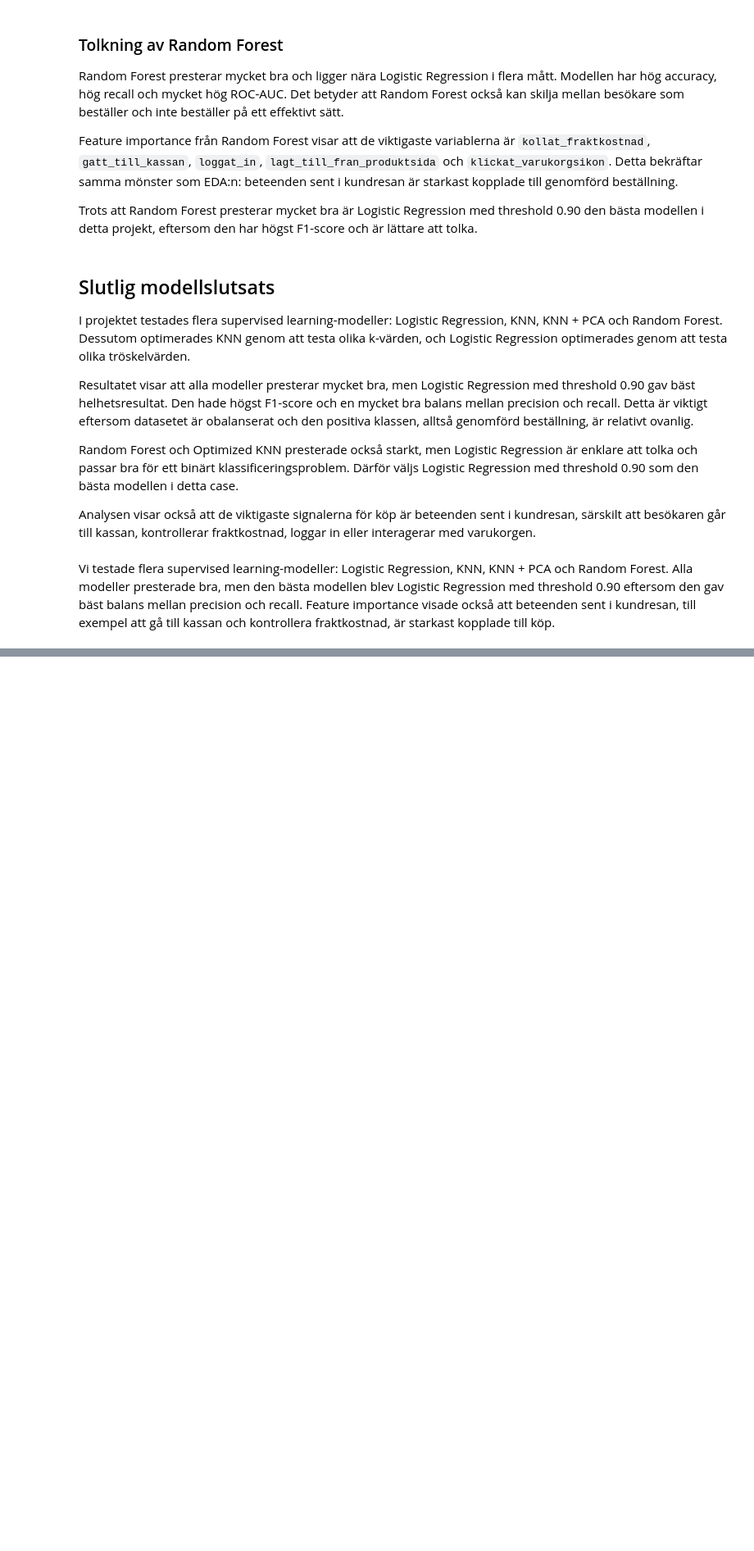
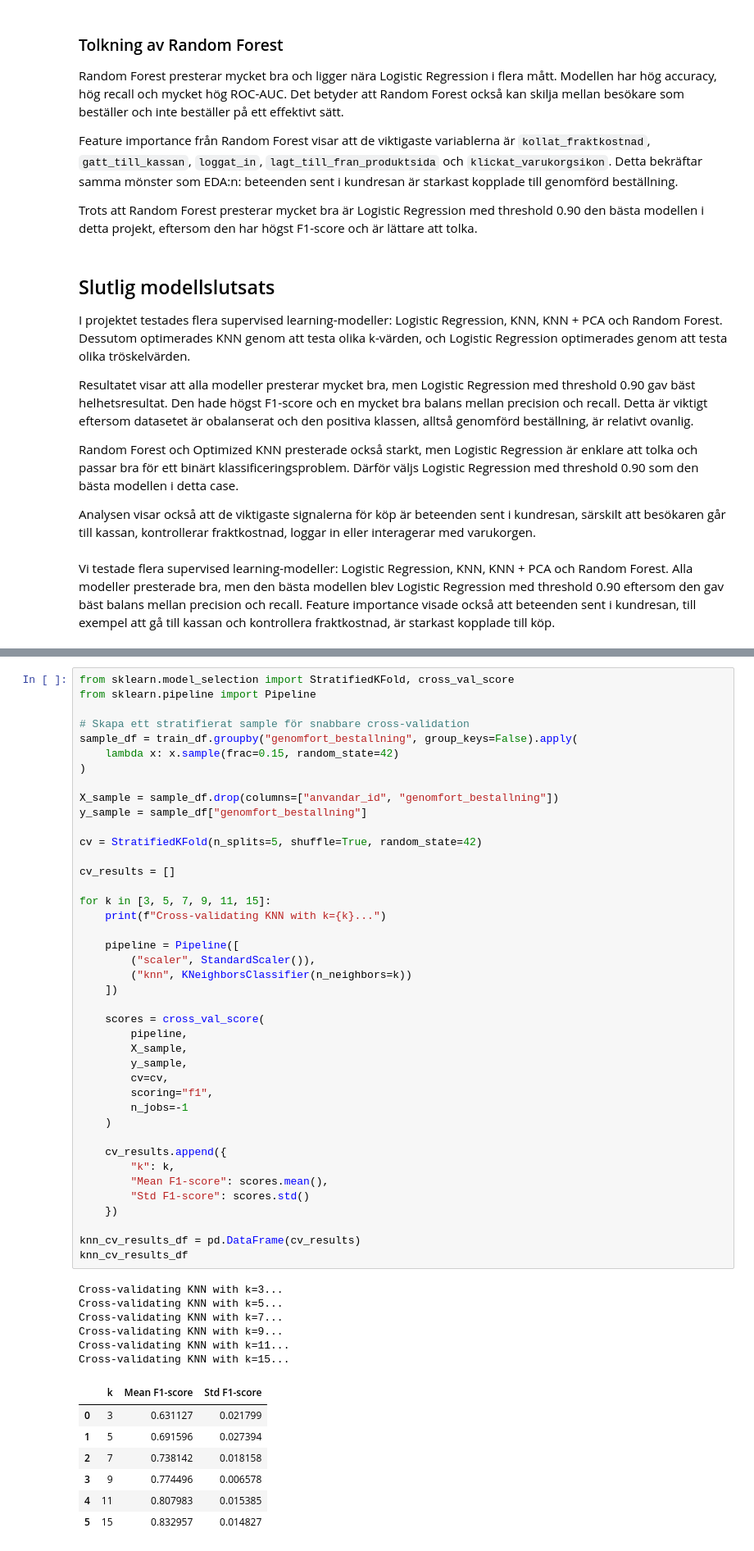
Before and after one commit to spirit-web/Shopping-online-prediction, a Jupyter notebook: notebooks/mahtab/mahtab_analysis.ipynb, the cells around one changed output, grey strips where cells are left out. Shown at 82% size. Cells and saved outputs as stored; diff of their text form; blank space fills up the shorter version.

```diff
--- a/notebooks/mahtab/mahtab_analysis.ipynb
+++ b/notebooks/mahtab/mahtab_analysis.ipynb
@@ -1583,0 +1598,55 @@ Vi testade flera supervised learning-modeller: Logistic Regression, KNN, KNN + P
+# %%
+from sklearn.model_selection import StratifiedKFold, cross_val_score
+from sklearn.pipeline import Pipeline
+
+# Skapa ett stratifierat sample för snabbare cross-validation
+sample_df = train_df.groupby("genomfort_bestallning", group_keys=False).apply(
+    lambda x: x.sample(frac=0.15, random_state=42)
+)
+
+X_sample = sample_df.drop(columns=["anvandar_id", "genomfort_bestallning"])
+y_sample = sample_df["genomfort_bestallning"]
+
+cv = StratifiedKFold(n_splits=5, shuffle=True, random_state=42)
+
+cv_results = []
+
+for k in [3, 5, 7, 9, 11, 15]:
+    print(f"Cross-validating KNN with k={k}...")
+
+    pipeline = Pipeline([
+        ("scaler", StandardScaler()),
+        ("knn", KNeighborsClassifier(n_neighbors=k))
+    ])
+
+    scores = cross_val_score(
+        pipeline,
+        X_sample,
+        y_sample,
+        cv=cv,
+        scoring="f1",
+        n_jobs=-1
+    )
+
+    cv_results.append({
+        "k": k,
+        "Mean F1-score": scores.mean(),
+        "Std F1-score": scores.std()
+    })
+
+knn_cv_results_df = pd.DataFrame(cv_results)
+knn_cv_results_df
+# %% [output]
+Cross-validating KNN with k=3...
+Cross-validating KNN with k=5...
+Cross-validating KNN with k=7...
+Cross-validating KNN with k=9...
+Cross-validating KNN with k=11...
+Cross-validating KNN with k=15...
+|  | k | Mean F1-score | Std F1-score |
+| 0 | 3 | 0.631127 | 0.021799 |
+| 1 | 5 | 0.691596 | 0.027394 |
+| 2 | 7 | 0.738142 | 0.018158 |
+| 3 | 9 | 0.774496 | 0.006578 |
+| 4 | 11 | 0.807983 | 0.015385 |
+| 5 | 15 | 0.832957 | 0.014827 |
```
Also changed, not shown: parts of 4 cells of this notebook.
